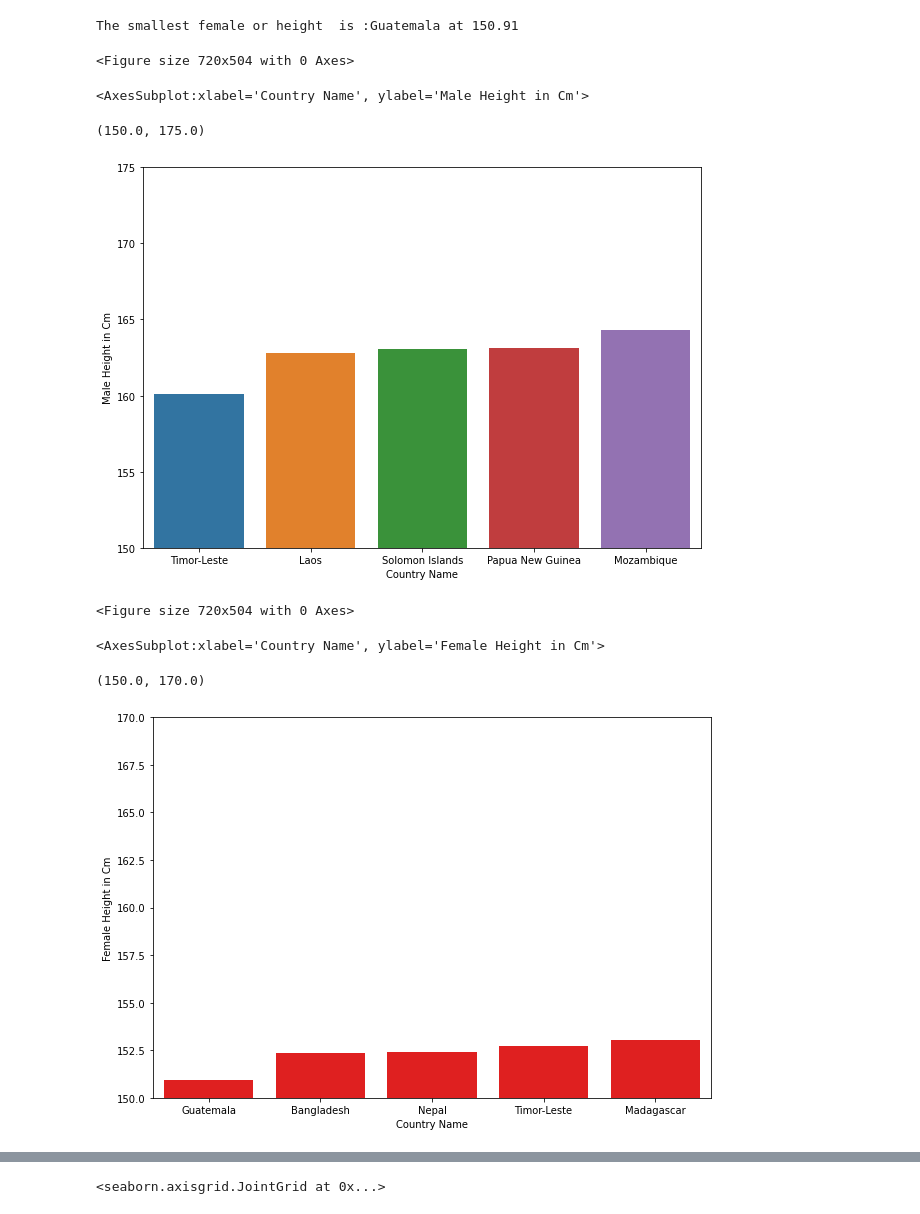
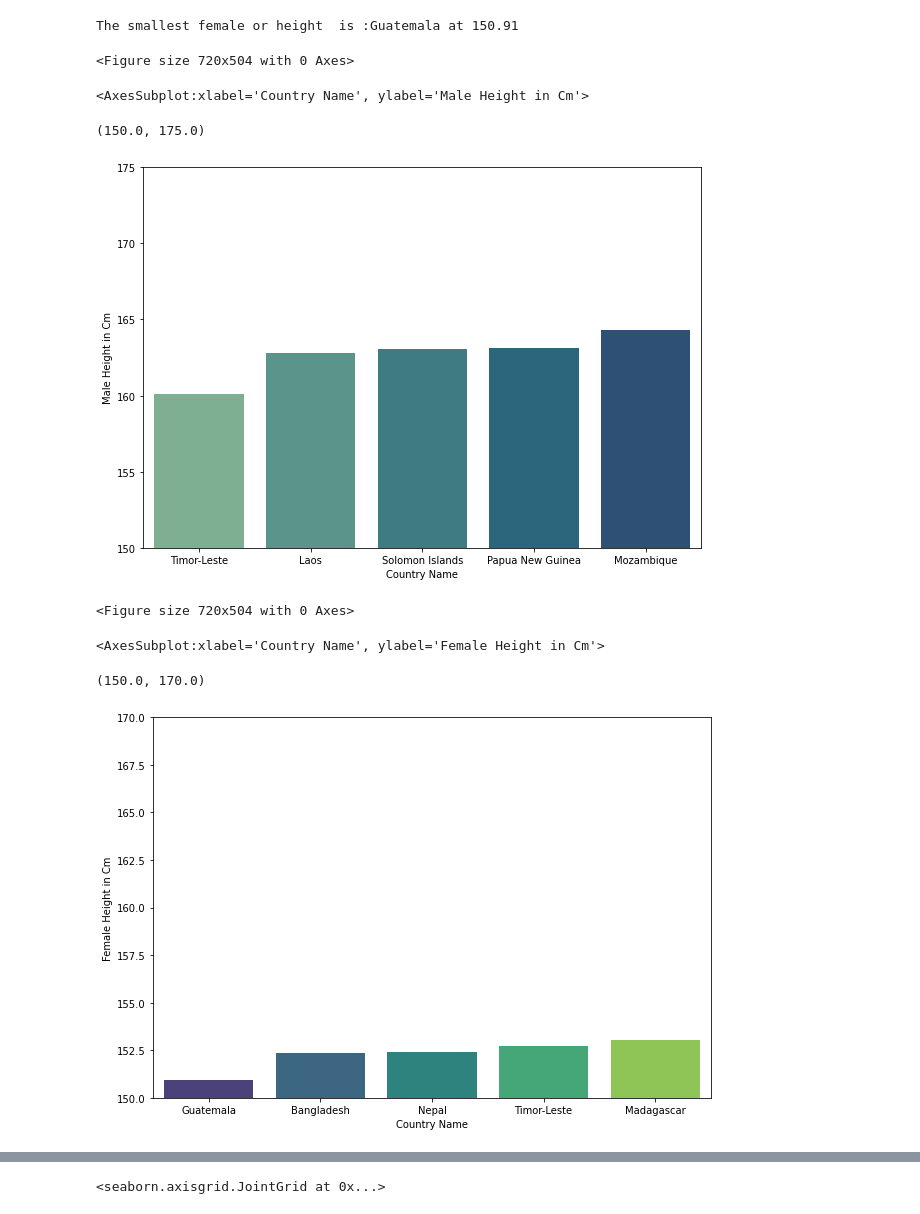
Before and after one commit to YadavAkshay1995/Datascience, a Jupyter notebook: Height of Male and Female.ipynb, the cells around one changed output, grey strips where cells are left out. Cells and saved outputs as stored; diff of their text form; code cells hidden in the pictures.

```diff
--- a/Height of Male and Female.ipynb
+++ b/Height of Male and Female.ipynb
@@ -192,26 +201,26 @@ The smallest female or height  is :Guatemala at 150.91
 # %%
 # Visulaiization for shortest_male_height
 plt.figure(figsize=(10,7))
 
 shortest_height = df.sort_values('Male Height in Cm',ascending=True).head()
-sns.barplot(x='Country Name',y = df['Male Height in Cm'],data = shortest_height)
+sns.barplot(x='Country Name',y = df['Male Height in Cm'],data = shortest_height,palette="crest")
 plt.ylim(ymax=175,ymin=150)
 # %% [output]
 <Figure size 720x504 with 0 Axes>
 <AxesSubplot:xlabel='Country Name', ylabel='Male Height in Cm'>
 (150.0, 175.0)
-[figure, old version]
+[figure, new version]
 # %%
 # Visulaiization for female_height
 plt.figure(figsize=(10,7))
 shortest_height_female = df.sort_values('Female Height in Cm',ascending=True).head()
-sns.barplot(x='Country Name',y = df['Female Height in Cm'],data = shortest_height_female,color = 'red')
+sns.barplot(x='Country Name',y = df['Female Height in Cm'],data = shortest_height_female,palette ="viridis")
 plt.ylim(ymax=170,ymin=150)
 # %% [output]
 <Figure size 720x504 with 0 Axes>
 <AxesSubplot:xlabel='Country Name', ylabel='Female Height in Cm'>
 (150.0, 170.0)
-[figure, old version]
+[figure, new version]
 # %%
 #Strip plot
 
```
Also changed, not shown: parts of 17 cells of this notebook.
